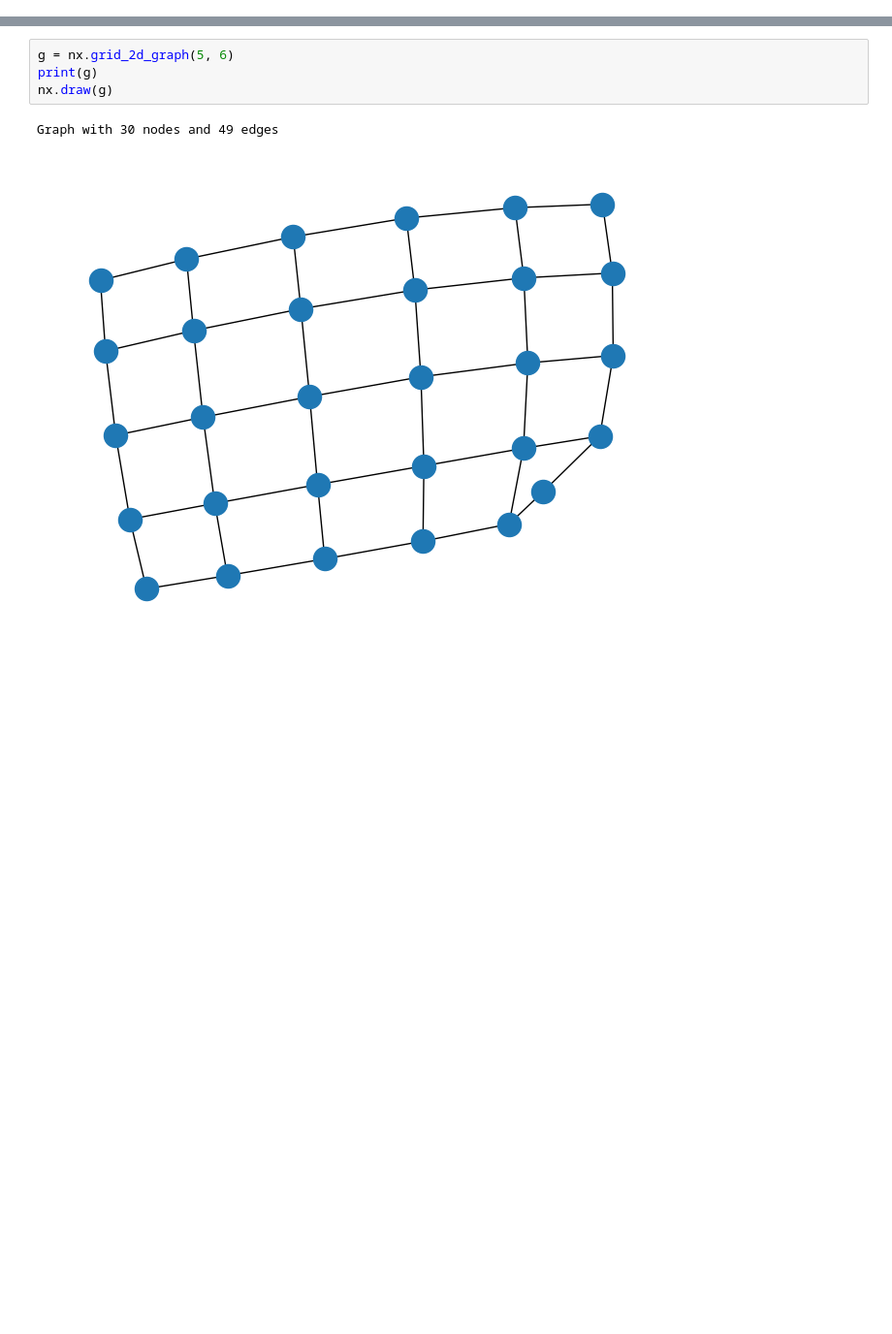
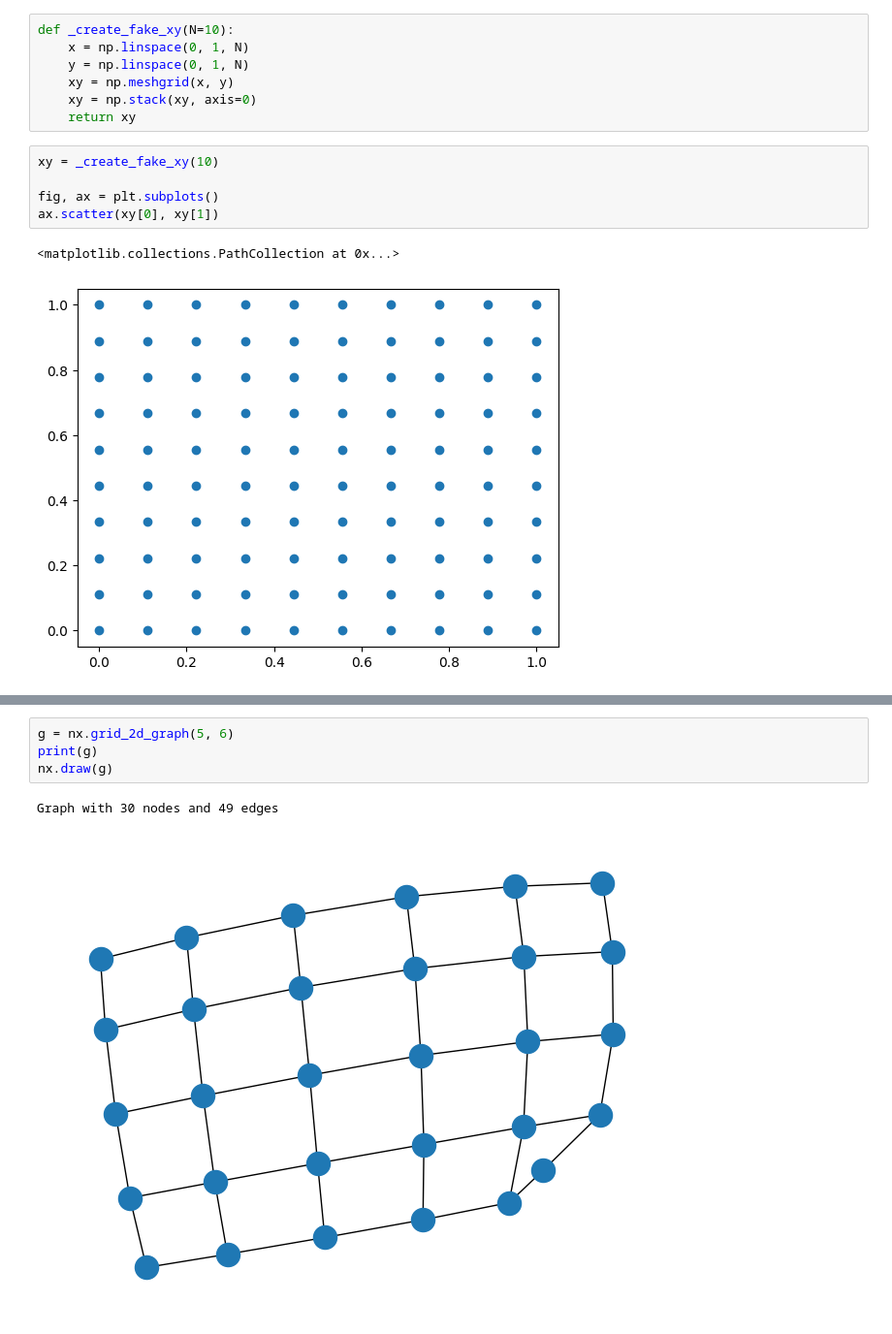
Before and after one commit to leifdenby/neural-lam, a Jupyter notebook: notebooks/constructing_the_graph.ipynb, the cells around one changed output, grey strips where cells are left out. Shown at 97% size. Cells and saved outputs as stored; diff of their text form; blank space fills up the shorter version.

Commit message:
new graph creation routines

```diff
--- a/notebooks/constructing_the_graph.ipynb
+++ b/notebooks/constructing_the_graph.ipynb
@@ -5,0 +12,15 @@ import neural_lam.mesh.create
+# %%
+def _create_fake_xy(N=10):
+    x = np.linspace(0, 1, N)
+    y = np.linspace(0, 1, N)
+    xy = np.meshgrid(x, y)
+    xy = np.stack(xy, axis=0)
+    return xy
+# %%
+xy = _create_fake_xy(10)
+
+fig, ax = plt.subplots()
+ax.scatter(xy[0], xy[1])
+# %% [output]
+<matplotlib.collections.PathCollection at 0x...>
+[figure, added]
```
Also changed, not shown: parts of 10 cells of this notebook, 24 other files.
